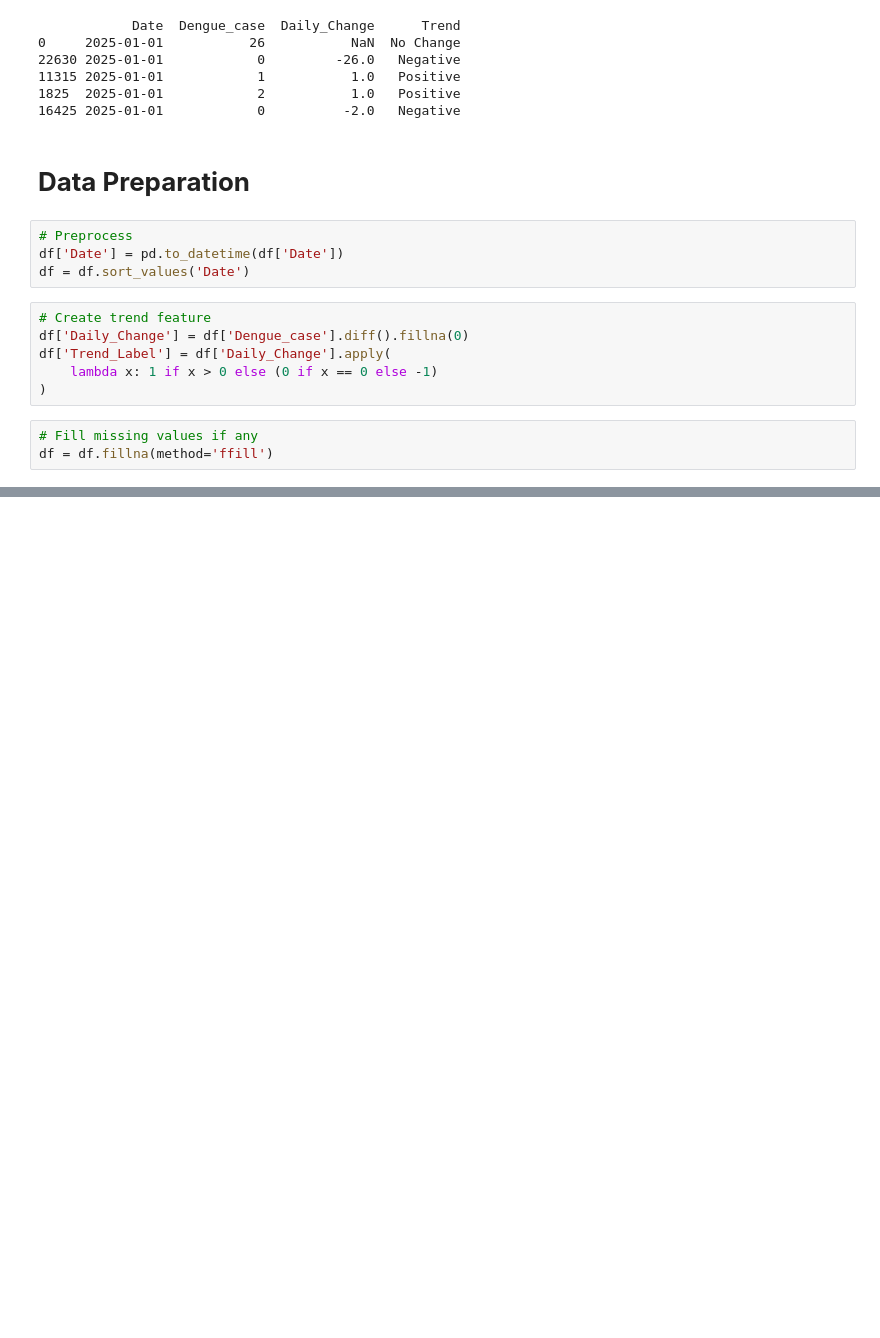
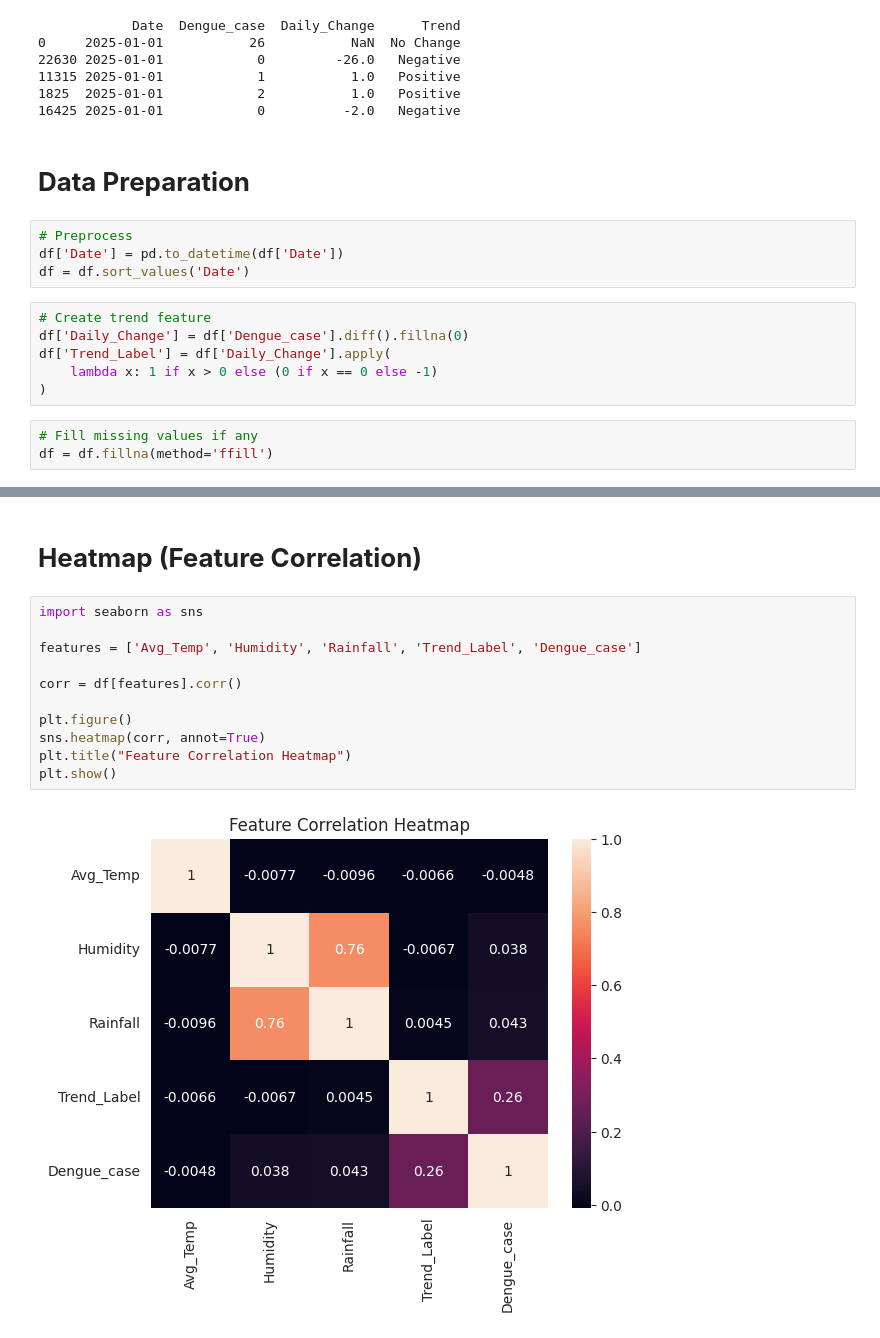
Before and after one commit to Nakib-Nasrullah/Dengue_Research, a Jupyter notebook: Dengue_positive_negative.ipynb, the cells around one changed output, grey strips where cells are left out. Cells and saved outputs as stored; diff of their text form; blank space fills up the shorter version.

```diff
--- a/Dengue_positive_negative.ipynb
+++ b/Dengue_positive_negative.ipynb
@@ -146,0 +161,15 @@ df = df.fillna(method='ffill')
+# %% [markdown]
+# **Heatmap (Feature Correlation)**
+# %%
+import seaborn as sns
+
+features = ['Avg_Temp', 'Humidity', 'Rainfall', 'Trend_Label', 'Dengue_case']
+
+corr = df[features].corr()
+
+plt.figure()
+sns.heatmap(corr, annot=True)
+plt.title("Feature Correlation Heatmap")
+plt.show()
+# %% [output]
+[figure, added]
```
Also changed, not shown: parts of 2 cells of this notebook.
